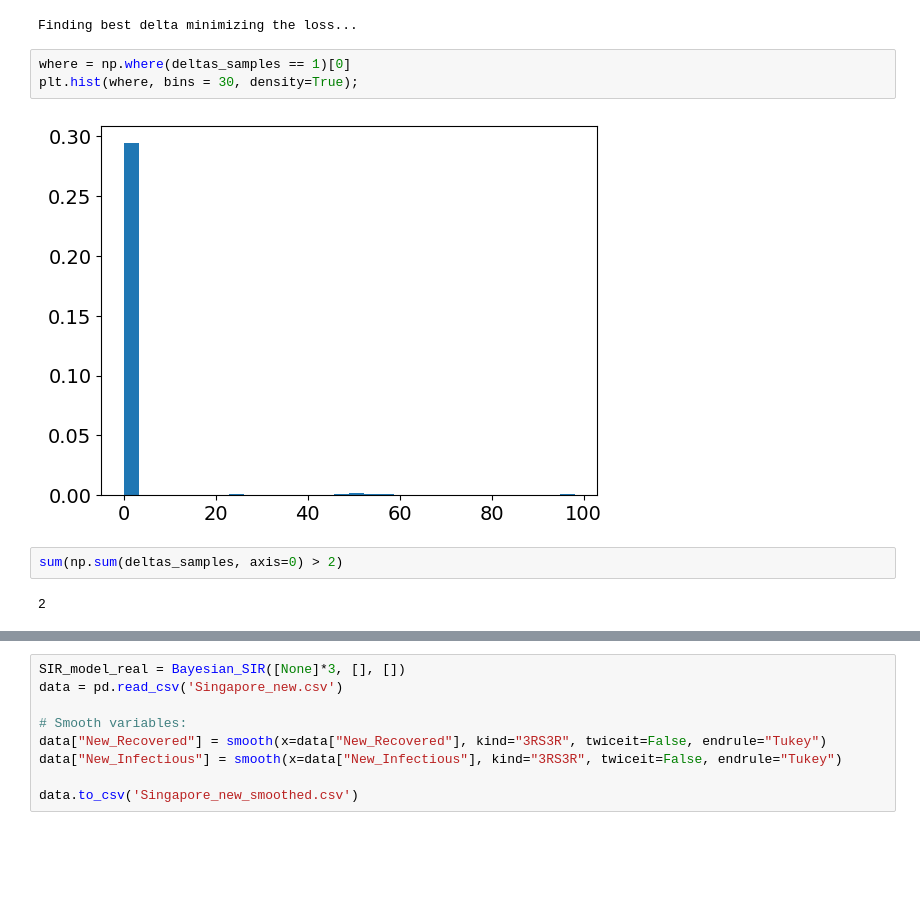
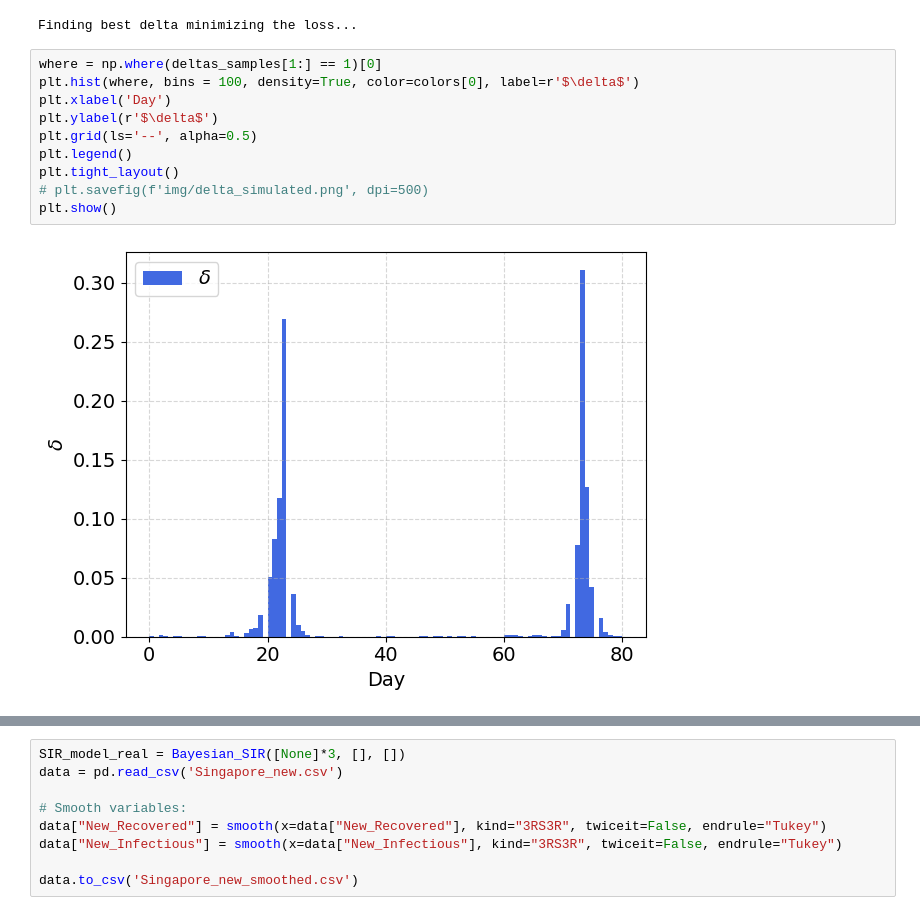
Before and after one commit to s1m0n32001/BayesianSIR, a Jupyter notebook: final.ipynb, the cells around one changed output, grey strips where cells are left out. Cells and saved outputs as stored; diff of their text form; blank space fills up the shorter version.

```diff
--- a/final.ipynb
+++ b/final.ipynb
@@ -84,15 +84,18 @@ SIR_model.find_Bayes_delta()
 delta_final = SIR_model.delta_final
 # %% [output]
 Finding best delta minimizing the loss...
-# %%
-where = np.where(deltas_samples == 1)[0]
-plt.hist(where, bins = 30, density=True);
-# %% [output]
-[figure, removed]
-# %%
-sum(np.sum(deltas_samples, axis=0) > 2)
-# %% [output]
-2
+# %%
+where = np.where(deltas_samples[1:] == 1)[0]
+plt.hist(where, bins = 100, density=True, color=colors[0], label=r'$\delta$')
+plt.xlabel('Day')
+plt.ylabel(r'$\delta$')
+plt.grid(ls='--', alpha=0.5)
+plt.legend()
+plt.tight_layout()
+# plt.savefig(f'img/delta_simulated.png', dpi=500)
+plt.show()
+# %% [output]
+[figure, added]
 # %%
 delta_final
 # %% [output]
```
Also changed, not shown: parts of 12 cells of this notebook, 9 other files.
